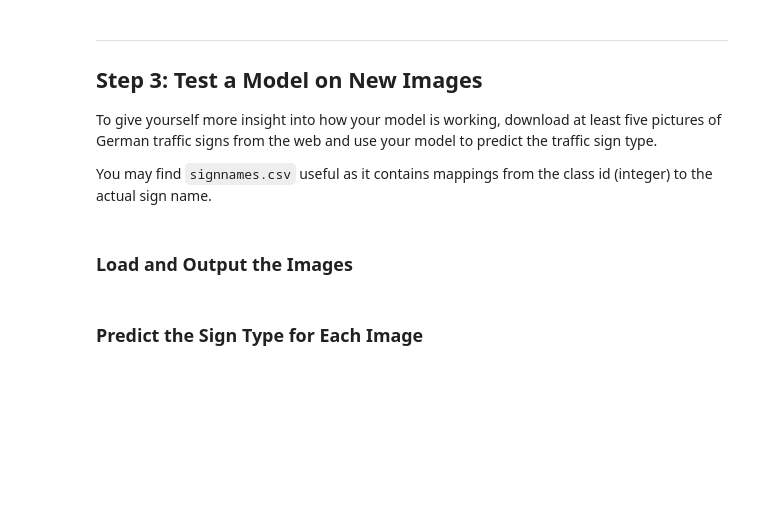
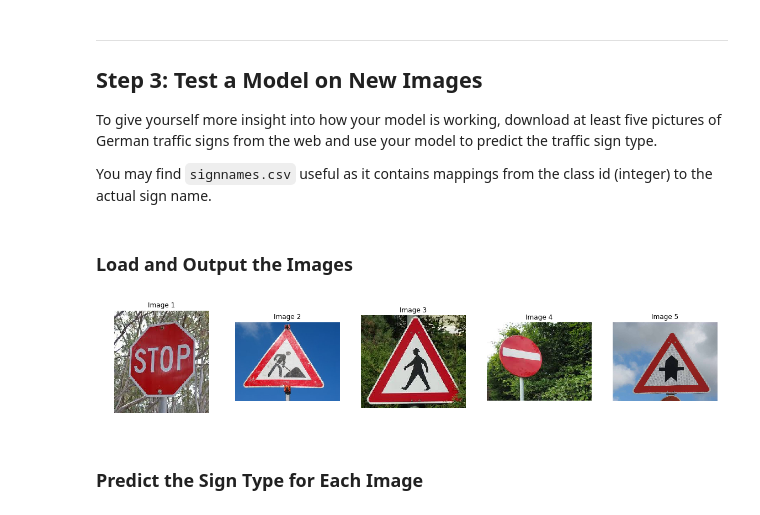
Before and after one commit to sethlsx/CarND-Traffic-Sign-Classifier-Project, a Jupyter notebook: Traffic_Sign_Classifier.ipynb, the cells around one changed output. Drawn from its saved outputs; the diff is of its cells as text; code cells hidden in the pictures; blank space fills up the shorter version.

```diff
--- a/Traffic_Sign_Classifier.ipynb
+++ b/Traffic_Sign_Classifier.ipynb
@@ -268,8 +270,8 @@ sets imply underfitting. A high accuracy on the training set but low accuracy on
 ### Once a final model architecture is selected,
 ### the accuracy on the test set should be calculated and reported as well.
 ### Feel free to use as many code cells as needed.
-x = tf.placeholder(tf.float32, (None, 32, 32, 3))
-y = tf.placeholder(tf.int32, (None))
+x = tf.placeholder(tf.float32, (None, 32, 32, 3), name = 'x')
+y = tf.placeholder(tf.int32, (None), name = 'y')
 one_hot_y = tf.one_hot(y, 43)
 # %%
 # training pipeline
@@ -373,3 +370,27 @@ You may find `signnames.csv` useful as it contains mappings from the class id (i
+# %%
+# Load the images and plot them here.
+### Feel free to use as many code cells as needed.
+img_1 = cv2.imread('./images/images.jpeg')
+img_2 = cv2.imread('./images/images-2.jpg')
+img_3 = cv2.imread('./images/images-3.jpeg')
+img_4 = cv2.imread('./images/images-4.jpeg')
+img_5 = cv2.imread('./images/images-5.jpg')
+images = [img_1, img_2, img_3, img_4, img_5]
+def show_img(images):
+    plt.figure(figsize = (32, 32))
+    i = 1
+    for img in images:
+        plt.subplot(8, 8, i)
+        plt.axis('off')
+        plt.title('Image {}'.format(i))
+        i += 1
+        _ = plt.imshow(cv2.cvtColor(img, cv2.COLOR_BGR2RGB))
+#plt.imshow(cv2.cvtColor(img, cv2.COLOR_BGR2RGB))
+    plt.show()
+
+show_img(images)
+# %% [output]
+[figure, added]
 # %% [markdown]
 ### Predict the Sign Type for Each Image
 # %%
```
Also changed, not shown: parts of 10 cells of this notebook, 5 other files.
